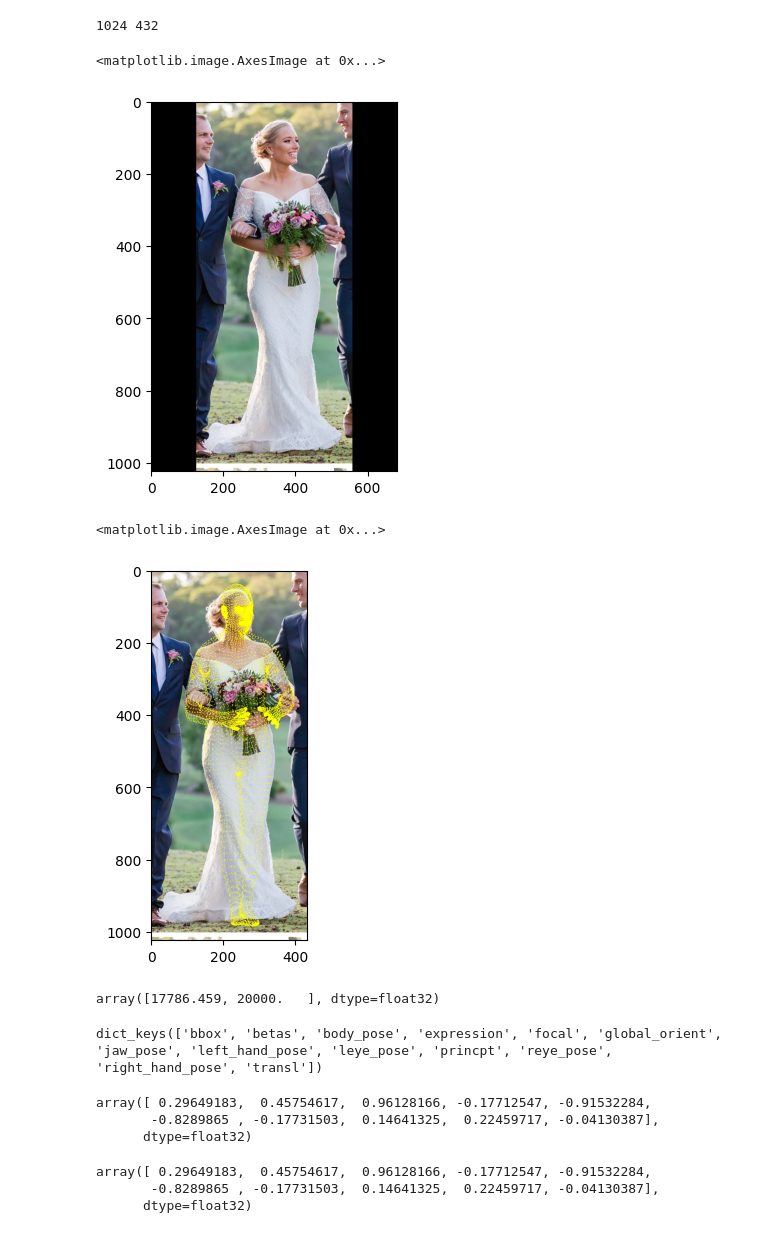
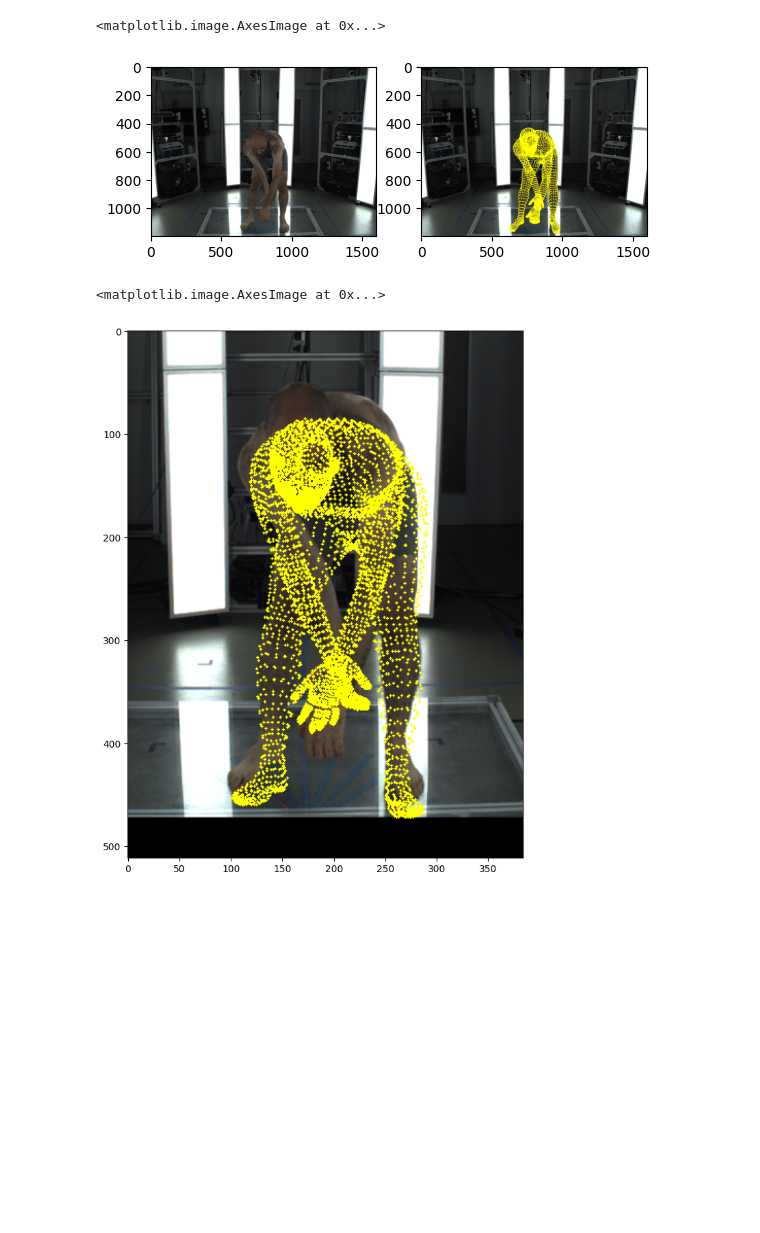
Before and after one commit to viniavskyi-ostap/synth-smplerx, a Jupyter notebook: notebooks/inference.ipynb, the cells around one changed output. Saved outputs shown, nothing was run; the diff lists cells and outputs as text; code cells hidden in the pictures; blank space fills up the shorter version.

```diff
--- a/notebooks/inference.ipynb
+++ b/notebooks/inference.ipynb
@@ -120,33 +174,15 @@ def make_pred(image, bbox):
     return img, mesh, smplx_pred
 # %%
-# image_path = images_list[100401]
-image_path = '/mnt/vol_e/datasets/LAIONFacesAnnot/image-crops/t2024052419/laion_face/p00001/id3376730_10.jpg'
-# image_path = 'yoga.webp'
-# bboxes_path = image_path.replace('LAIONFaces', 'LAIONFacesAnnot/BboxYOLOv10-x').replace('.jpg', '.txt')
+ds = EHFDataset(
+    data_path='/mnt/vol_d/datasets/EHF',
+    smplx_model_path='/mnt/vol_c/projects/synth-smplerx/common/utils/human_model_files/smplx/',
+)
+len(ds)
+img, box, v3, v2 = ds[5]
 
-image = cv2.imread(image_path)[..., ::-1].copy()
-H, W, _ = image.shape
-print(H, W)
-AR_LIMIT = 1.5
-
-if (H > W) and (H / W > AR_LIMIT):
-    H_pad, W_pad = H, round(H / AR_LIMIT)
-    pad_left = (W_pad - W) // 2
-    pad_right = W_pad - W - pad_left
-    pad_top, pad_bot = 0, 0
-elif (W > H) and (W / H > AR_LIMIT):
-    H_pad, W_pad = round(W / AR_LIMIT), W
-    pad_top = (H_pad - H) // 2
-    pad_bot = H_pad - H - pad_top
-    pad_left, pad_right = 0, 0
-else:
-    H_pad, W_pad = H, W
-    pad_left, pad_right = 0, 0
-    pad_top, pad_bot = 0, 0
-
-image_pad = np.pad(image, ((pad_top, pad_bot), (pad_left, pad_right), (0, 0)))
-plt.imshow(image_pad)
+fig, axes = plt.subplots(ncols=2)
+axes[0].imshow(img)
+axes[1].imshow(plot_points_on_image(img, v2))
 # %% [output]
-1024 432
+<matplotlib.image.AxesImage at 0x...>
-<matplotlib.image.AxesImage at 0x...>
-[figure, old version]
+[figure, new version]
@@ -180,39 +189,15 @@ def plot_points_on_image(image, points, color=(255, 255, 0), radius=3, thickness
 # %%
-img, v, out = smplx_pred
-
-out['princpt'] -=  np.array([pad_left, pad_top])
-
-
-img = img[0].permute(1, 2, 0).cpu().numpy()
+img_out, v, out = make_pred(img, box, preserve_aspect_ratio=False, bbox_scale=1.2)
+img_out = (img_out[0].permute(1, 2, 0).cpu().numpy() * 255).astype(np.uint8)
 v2 = v[:, :2] / v[:, 2:]
 
 # mulitply by 2 because focal nad princpt are defined for input_body_shape and not inout image shape
-focal = out['focal']
-princpt = out['princpt']
+focal = 2 * out['focal']
+princpt =  2* out['princpt']
 
 v2 = focal * v2 + princpt
-plt.imshow(plot_points_on_image(image, v2, radius=1), )
+plt.figure(figsize=(10, 10))
+plt.imshow(plot_points_on_image(img_out, v2, radius=1), )
 # %% [output]
 <matplotlib.image.AxesImage at 0x...>
-[figure, old version]
+[figure, new version]
-# %%
-out['focal']
-# %% [output]
-array([17786.459, 20000.   ], dtype=float32)
-# %%
-p2 = dd.io.load('/mnt/vol_e/datasets/LAIONFacesAnnot/smplerx-l-crops//t2024052419/laion_face/p00001/id3376730_10.h5')
-p2.keys()
-# %% [output]
-dict_keys(['bbox', 'betas', 'body_pose', 'expression', 'focal', 'global_orient', 'jaw_pose', 'left_hand_pose', 'leye_pose', 'princpt', 'reye_pose', 'right_hand_pose', 'transl'])
-# %%
-p2['betas']
-# %% [output]
-array([ 0.29649183,  0.45754617,  0.96128166, -0.17712547, -0.91532284,
-       -0.8289865 , -0.17731503,  0.14641325,  0.22459717, -0.04130387],
-      dtype=float32)
-# %%
-out['betas']
-# %% [output]
-array([ 0.29649183,  0.45754617,  0.96128166, -0.17712547, -0.91532284,
-       -0.8289865 , -0.17731503,  0.14641325,  0.22459717, -0.04130387],
-      dtype=float32)
```
Also changed, not shown: parts of 7 cells of this notebook, 3 other files.
